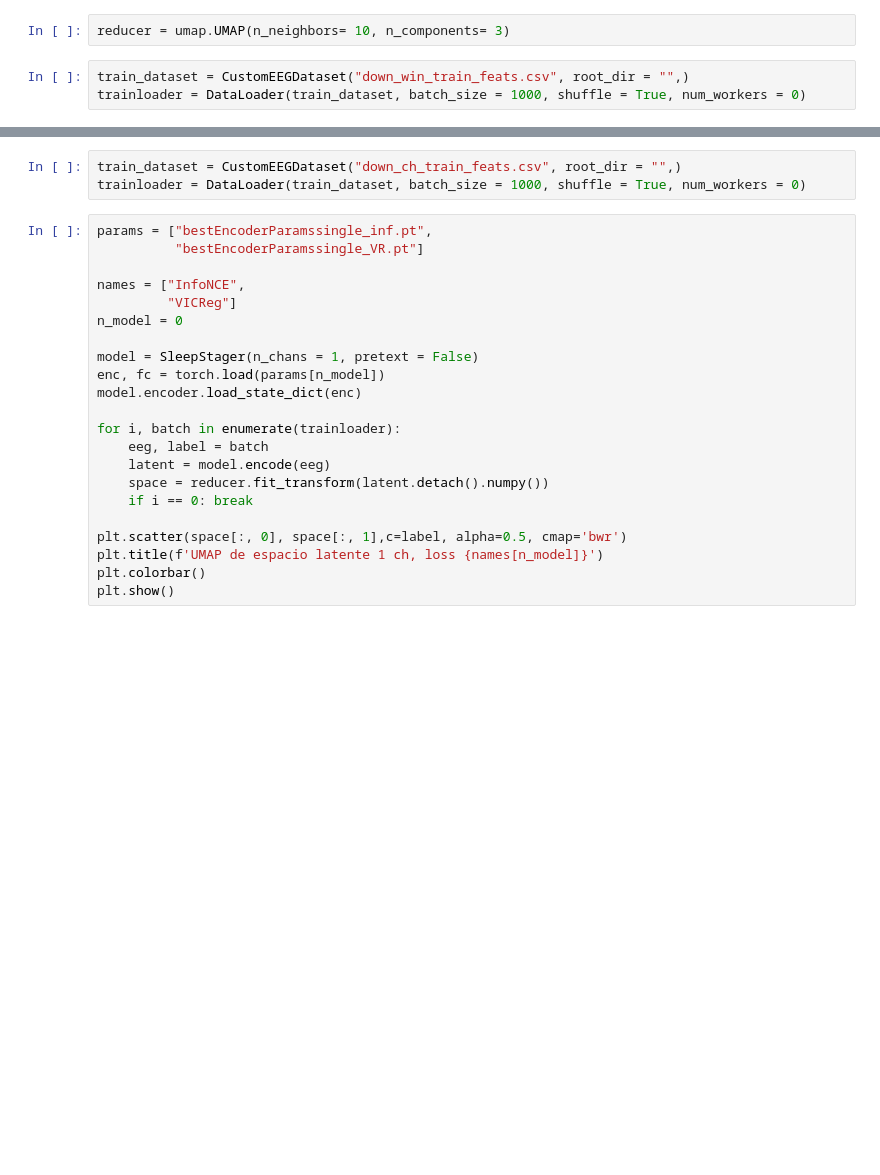
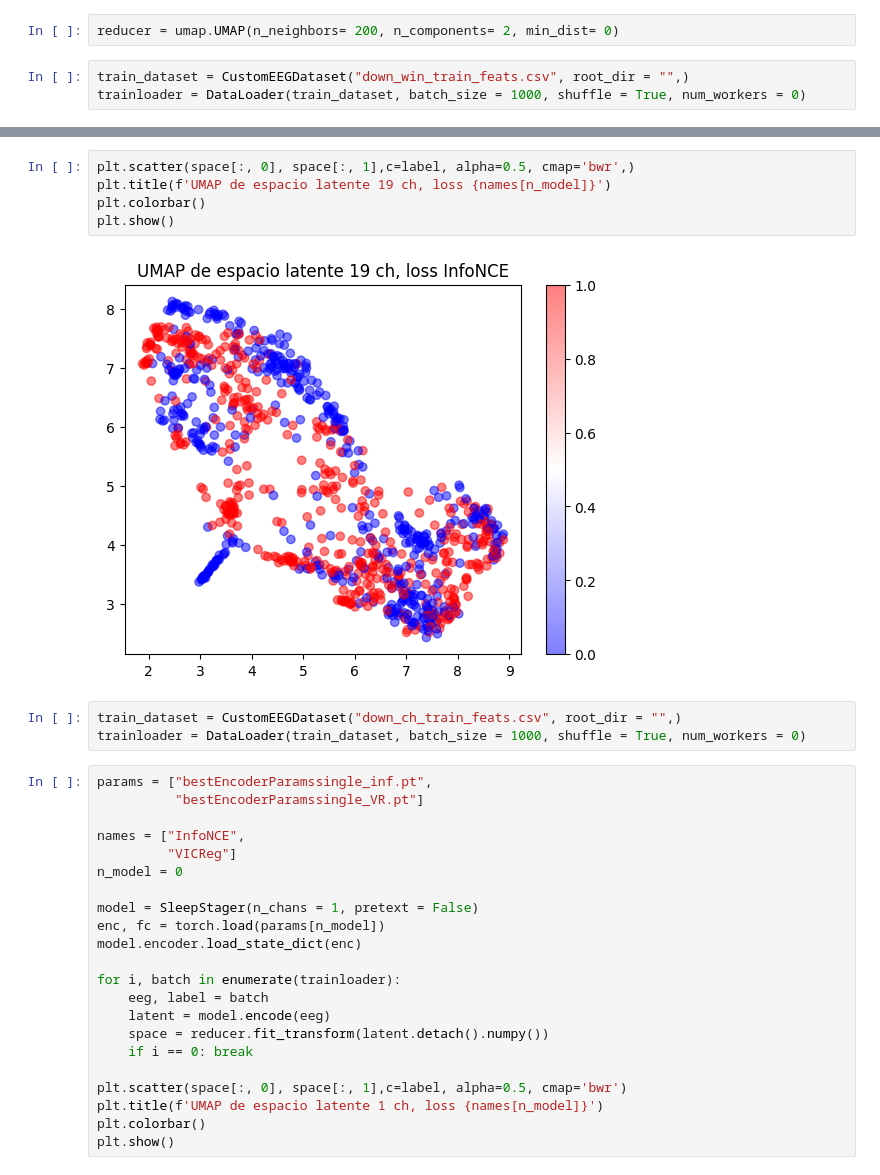
Before and after one commit to nunuki-crew/FinalEL7006, a Jupyter notebook: DownTest.ipynb, the cells around one changed output, grey strips where cells are left out. Cells and saved outputs as stored; diff of their text form; blank space fills up the shorter version.

```diff
--- a/DownTest.ipynb
+++ b/DownTest.ipynb
@@ -403,7 +403,7 @@ xd = [*SANE, *ABNORMAL]
 # %%
 import umap
 # %%
-reducer = umap.UMAP(n_neighbors= 10, n_components= 3)
+reducer = umap.UMAP(n_neighbors= 200, n_components= 2, min_dist= 0)
 # %%
 train_dataset = CustomEEGDataset("down_win_train_feats.csv", root_dir = "",)
 trainloader = DataLoader(train_dataset, batch_size = 1000, shuffle = True, num_workers = 0)
@@ -433,3 +450,10 @@ plt.show()
+# %%
+plt.scatter(space[:, 0], space[:, 1],c=label, alpha=0.5, cmap='bwr',)
+plt.title(f'UMAP de espacio latente 19 ch, loss {names[n_model]}')
+plt.colorbar()
+plt.show()
+# %% [output]
+[figure, added]
 # %%
 train_dataset = CustomEEGDataset("down_ch_train_feats.csv", root_dir = "",)
 trainloader = DataLoader(train_dataset, batch_size = 1000, shuffle = True, num_workers = 0)
```
Also changed, not shown: parts of 3 cells of this notebook, 5 other files.
